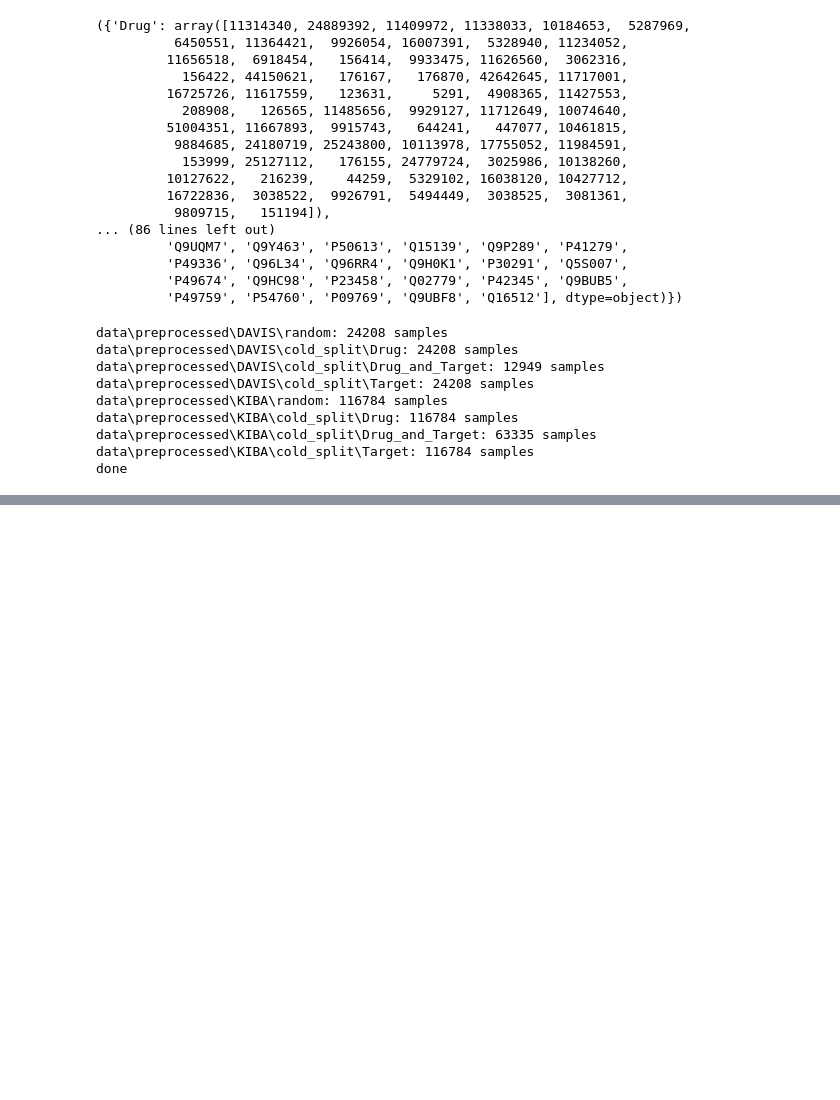
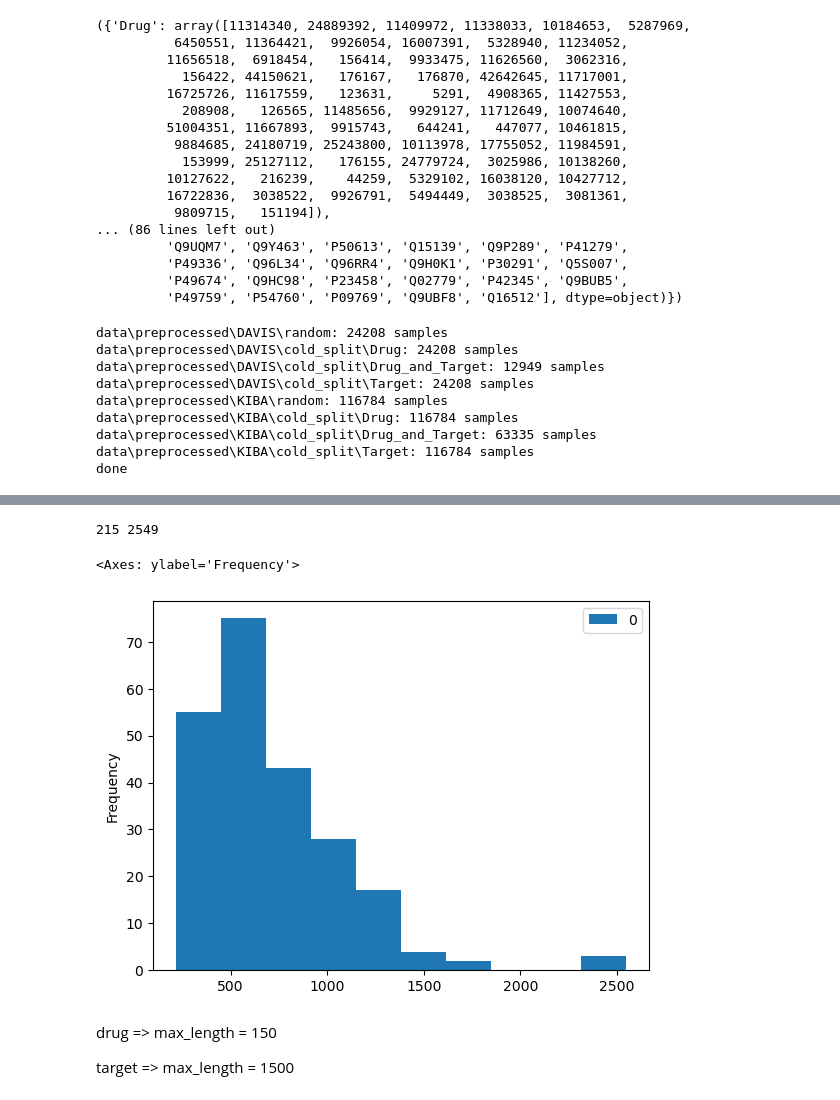
Before and after one commit to eda-ginger/CJRM-DTA, a Jupyter notebook: data_preprocessing.ipynb, the cells around one changed output, grey strips where cells are left out. Saved outputs shown, nothing was run; the diff lists cells and outputs as text; code cells hidden in the pictures; blank space fills up the shorter version.

```diff
--- a/data_preprocessing.ipynb
+++ b/data_preprocessing.ipynb
@@ -79,0 +107,12 @@ done
+# %%
+len_kiba_p = pd.Series(kiba['Target'].unique()).apply(len)
+print(min(len_kiba_p), max(len_kiba_p))
+pd.DataFrame(len_kiba_p).plot(kind='hist')
+# %% [output]
+215 2549
+<Axes: ylabel='Frequency'>
+[figure, added]
+# %% [markdown]
+drug => max_length = 150
+
+target => max_length = 1500
```
Also changed, not shown: parts of 5 cells of this notebook, 5 other files.
